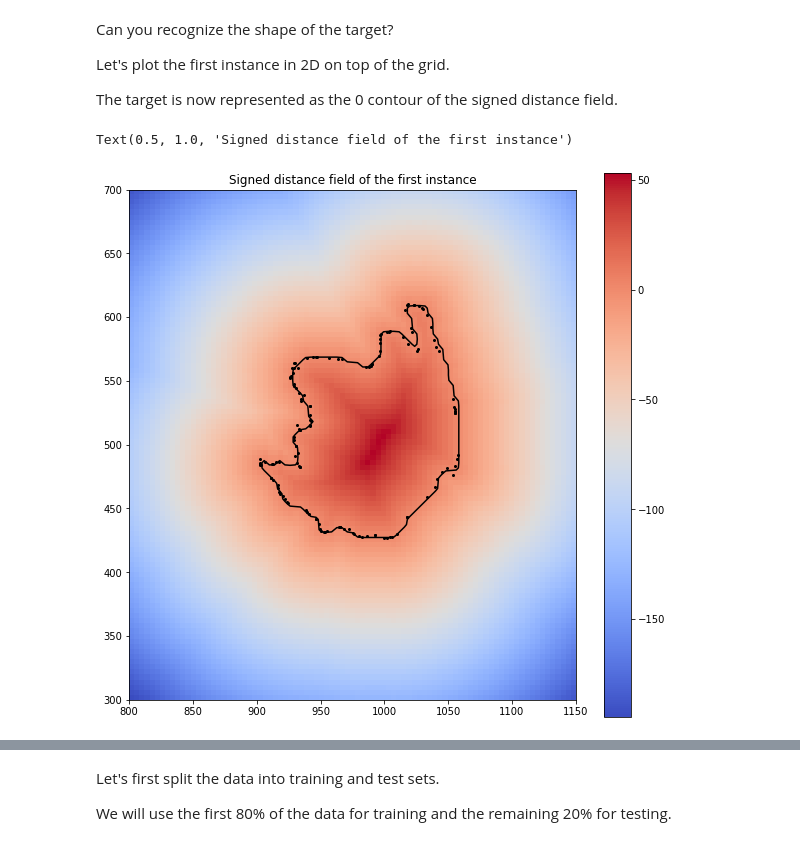
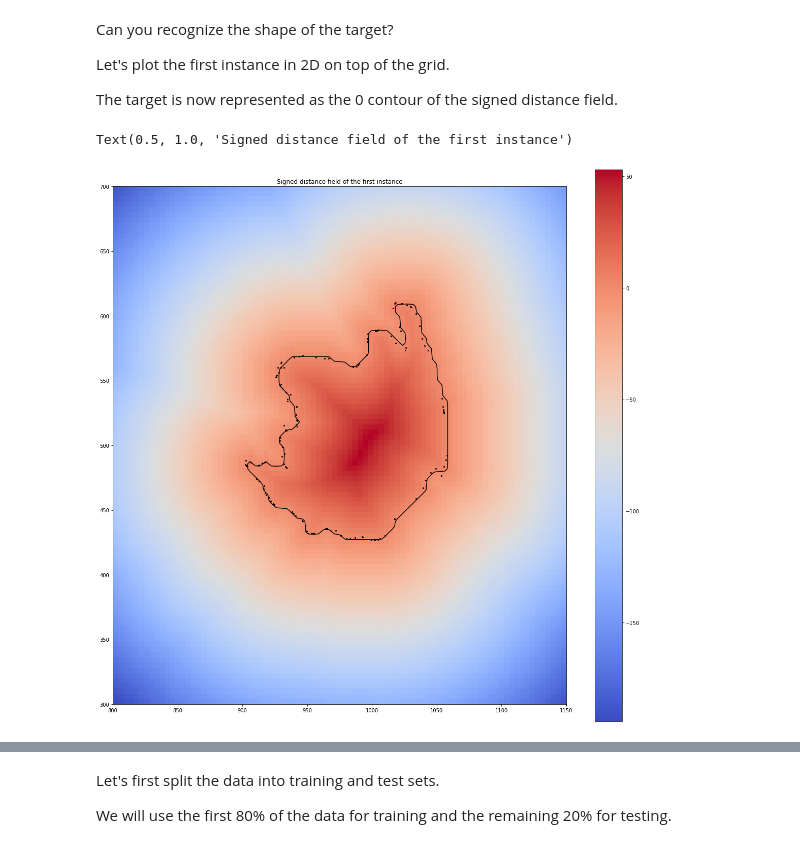
Before and after one commit to robinthibaut/kaggle, a Jupyter notebook: whpa-get-started.ipynb, the cells around one changed output, grey strips where cells are left out. Drawn from its saved outputs; the diff is of its cells as text; code cells hidden in the pictures.

```diff
--- a/whpa-get-started.ipynb
+++ b/whpa-get-started.ipynb
@@ -339,15 +375,15 @@ Let's plot the first instance in 2D on top of the grid.
 
 The target is now represented as the 0 contour of the signed distance field.
 # %%
-plt.figure(figsize=(10, 10))
+plt.figure(figsize=(20, 20))
 plt.imshow(y_sd[0], cmap="coolwarm", origin="lower", extent=[x_range[0], x_range[1], y_range[0], y_range[1]])  # Plot the signed distance field over the grid
 plt.colorbar()
 plt.plot(y[0][:, 0], y[0][:, 1], "ko", markersize=2)  # plot the original endpoints
 plt.contour(y_sd[0], levels=[0], colors="black", extent=[x_range[0], x_range[1], y_range[0], y_range[1]])  # plot the 0 contour of the signed distance field
 plt.title("Signed distance field of the first instance")
 # %% [output]
 Text(0.5, 1.0, 'Signed distance field of the first instance')
-[figure, old version]
+[figure, new version]
 # %% [markdown]
 ## Training the model ##
 This is where you should start being creative. You can of course go back to an earlier stage and choose a different preprocessing method.
```
Also changed, not shown: parts of 13 cells of this notebook.
